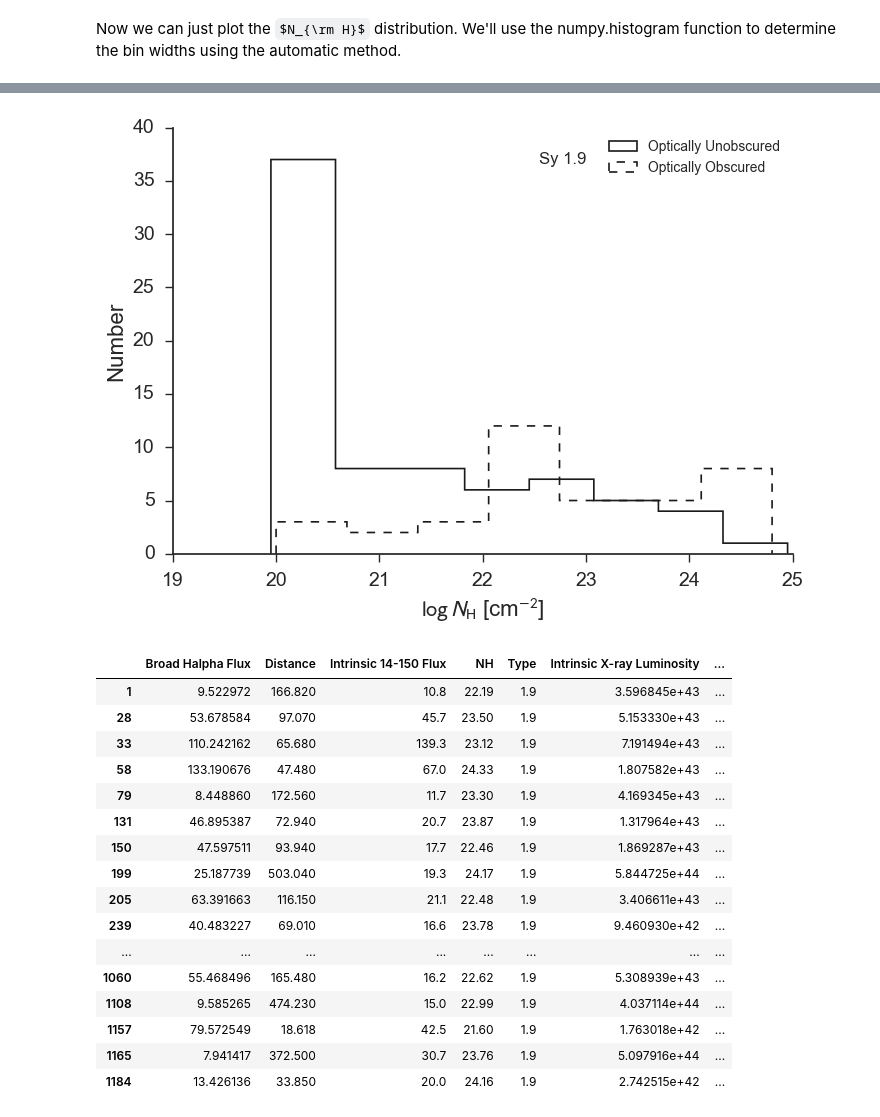
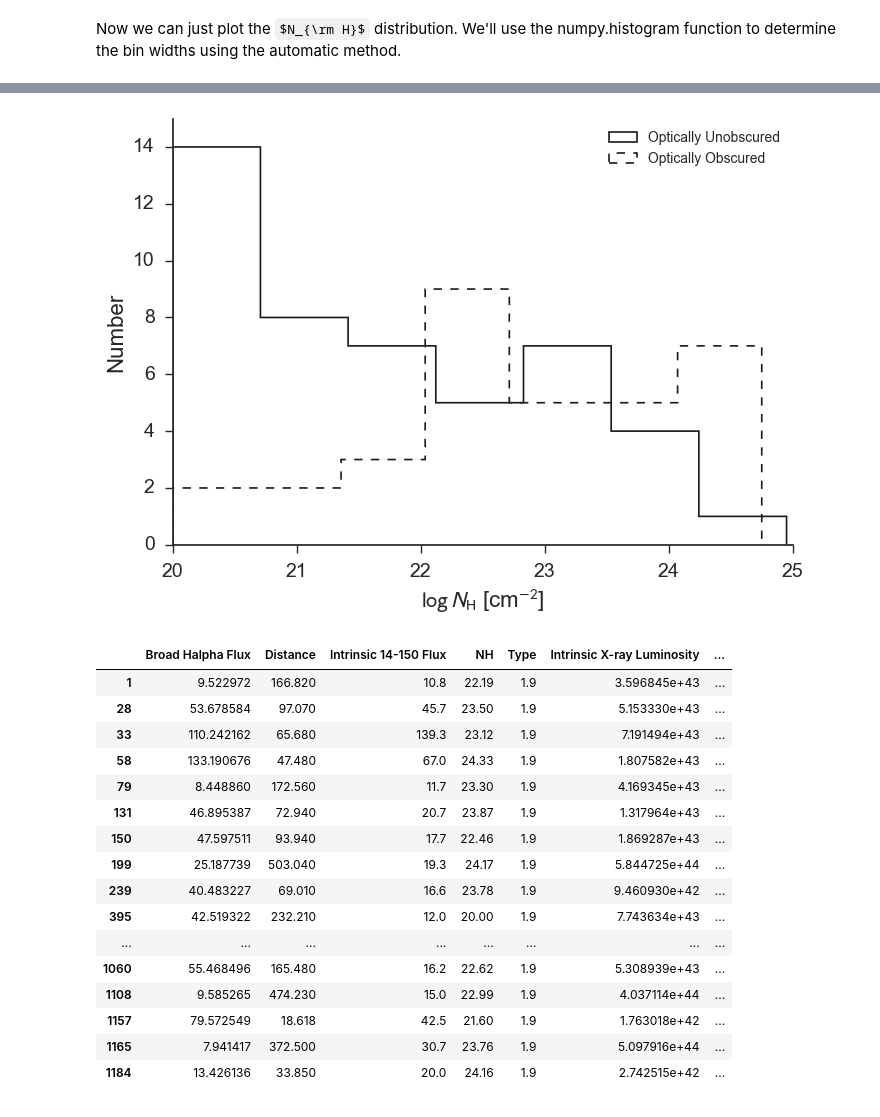
Before and after one commit to ttshimiz/bass-sy1_9-obscuration, a Jupyter notebook: notebooks/nh-distribution.ipynb, the cells around one changed output, grey strips where cells are left out. Drawn from its saved outputs; the diff is of its cells as text; code cells hidden in the pictures; some formulas as TeX source.

```diff
--- a/notebooks/nh-distribution.ipynb
+++ b/notebooks/nh-distribution.ipynb
@@ -75,9 +75,9 @@ fig.savefig('../figures/nh_boxplot.pdf', bbox_inches='tight')
 # The expectation is that they should have the same NH distribution.
 
 # Set the broad H-alpha vs. X-ray relationship
-slope = 1.08696315422
-intercept = -5.32337221386
-scatter = 0.426652787716
+slope = 1.08530371536
+intercept = -5.27057849569
+scatter = 0.411464318197
 
 # Set how far below the broad H-alpha vs. X-ray relationship to choose Sy 1.9 AGN
 offset = 2*scatter
@@ -93,21 +93,22 @@ on_srcs = diff_halpha < 2*scatter
 # %%
 fig = plt.figure()
 ax = fig.add_subplot(111)
 
 ax.hist(df['NH'][ind_sy1_9_halpha][on_srcs], bins='auto', color='k', histtype='step', lw=1.2)
 ax.hist(df['NH'][ind_sy1_9_halpha][off_srcs], bins='auto', color='k', histtype='step', lw=1.2, ls='dashed')
 #ax.hist(df['NH'][ind_sy1_9_halpha][in_bw_srcs], bins='auto', color='k', histtype='step', lw=1.2, ls='dotted')
 
 #ax.hist(df_all['NH'][ind_sy1_9], bins='auto', color='r', histtype='step', lw=1.2)
 ax.set_xlabel(r'$\log\,N_{\rm H}$ [cm$^{-2}$]')
 ax.set_ylabel('Number')
 ax.legend(['Optically Unobscured', 'Optically Obscured'], loc='upper right', fontsize=10)
-ax.text(23, 37, 'Sy 1.9', ha='right' ,va='center')
+ax.set_ylim(0, 15)
+#ax.text(23, 37, 'Sy 1.9', ha='right' ,va='center')
 sn.despine()
 
-fig.savefig('../figures/nh_hists_sy1_9_split_optical_obscuration.pdf', bbox_inches='tight')
+#fig.savefig('../figures/nh_hists_sy1_9_split_optical_obscuration.pdf', bbox_inches='tight')
 # %% [output]
-[figure, old version]
+[figure, new version]
 # %%
 df[ind_sy1_9_halpha][off_srcs]
 # %% [output]
@@ -120,8 +121,8 @@ df[ind_sy1_9_halpha][off_srcs]
 | 131 | 46.895387 | 72.940 | 20.7 | 23.87 | 1.9 | 1.317964e+43 | ... |
 | 150 | 47.597511 | 93.940 | 17.7 | 22.46 | 1.9 | 1.869287e+43 | ... |
 | 199 | 25.187739 | 503.040 | 19.3 | 24.17 | 1.9 | 5.844725e+44 | ... |
-| 205 | 63.391663 | 116.150 | 21.1 | 22.48 | 1.9 | 3.406611e+43 | ... |
 | 239 | 40.483227 | 69.010 | 16.6 | 23.78 | 1.9 | 9.460930e+42 | ... |
+| 395 | 42.519322 | 232.210 | 12.0 | 20.00 | 1.9 | 7.743634e+43 | ... |
 | ... | ... | ... | ... | ... | ... | ... | ... |
 | 1060 | 55.468496 | 165.480 | 16.2 | 22.62 | 1.9 | 5.308939e+43 | ... |
 | 1108 | 9.585265 | 474.230 | 15.0 | 22.99 | 1.9 | 4.037114e+44 | ... |
```
Also changed, not shown: parts of 2 cells of this notebook, 6 other files.
